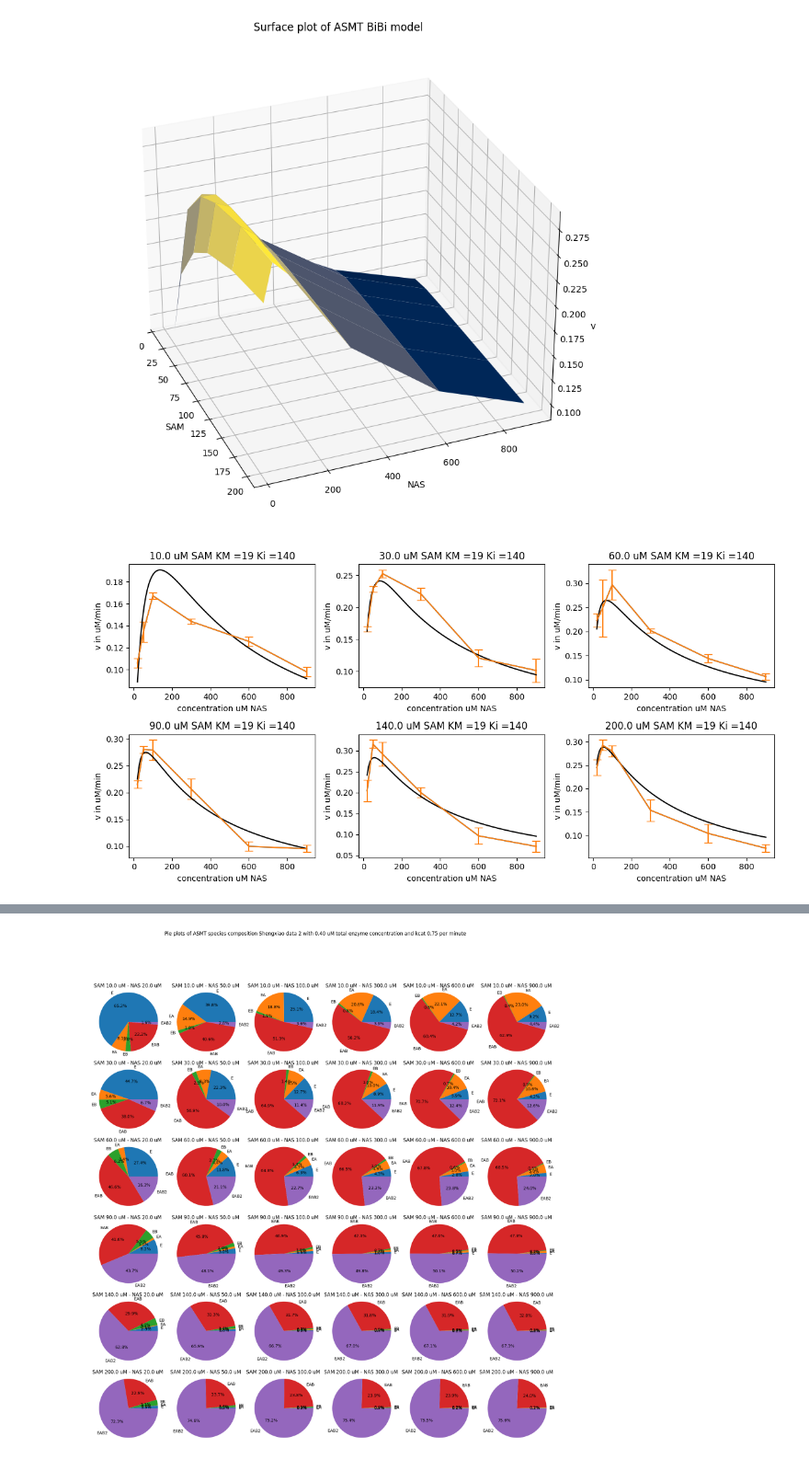
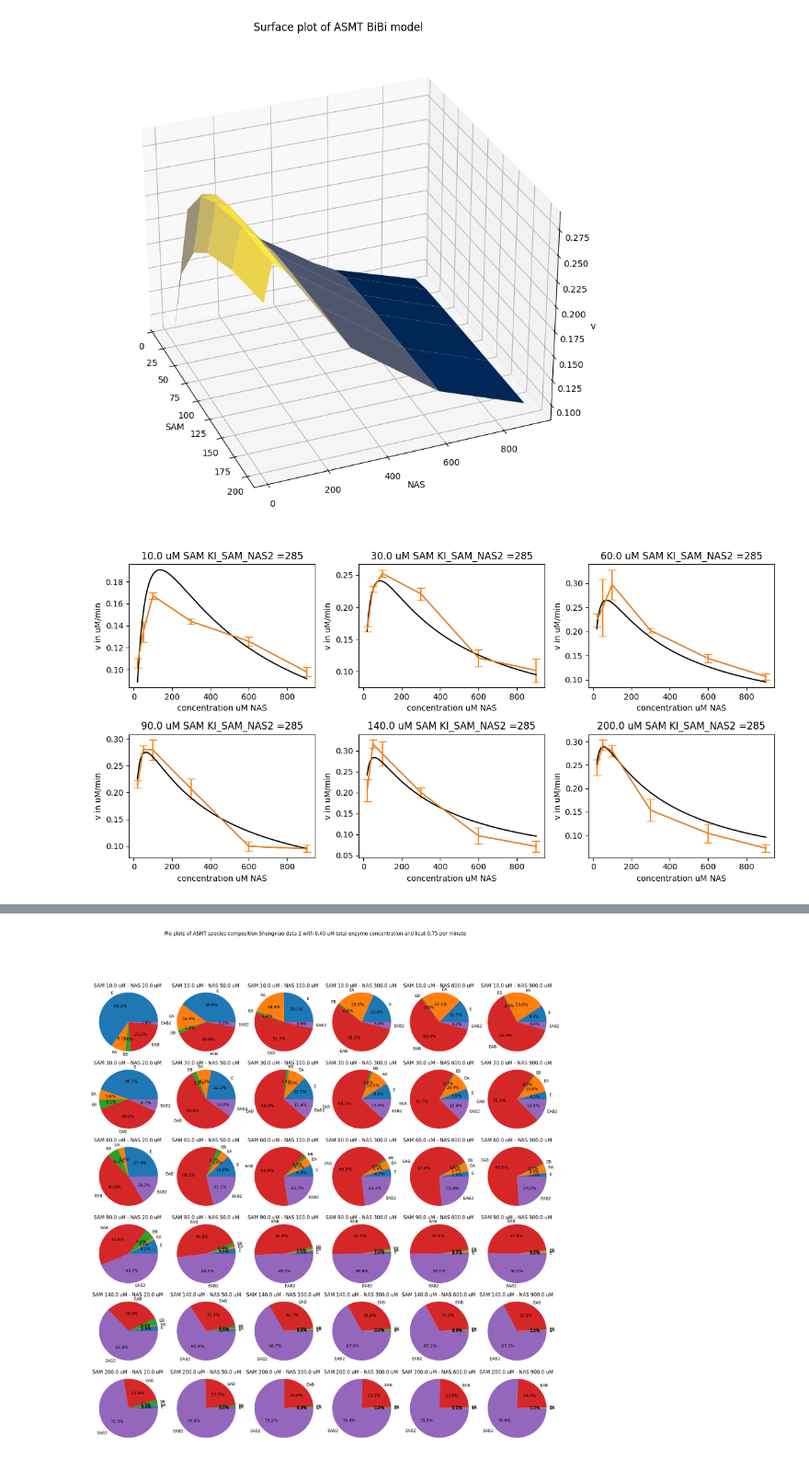
Before and after one commit to MichaelGajhede/BiBi_enzyme_kinetics, a Jupyter notebook: ASMT_kinetics_shengxiao_data.ipynb, the cells around one changed output, grey strips where cells are left out. Shown at 92% size. Cells and saved outputs as stored; diff of their text form; code cells hidden in the pictures.

```diff
--- a/ASMT_kinetics_shengxiao_data.ipynb
+++ b/ASMT_kinetics_shengxiao_data.ipynb
@@ -823,35 +823,35 @@ fig, axes = plt.subplots(n_rows, n_cols, figsize=(12, 6))  # adjust figsize as n
 for i, col in enumerate(V.columns):
 
     row = i // n_cols
     colo = i % n_cols  # calculate subplot indexes
 
     # Get the data for the current column
     data = V[col]
     col_array = data.to_numpy()
     # create 2D nympy array with dimensions number of SAM conventrations x length of y_NAS_fit for the 2D plots
     plot_x = create_2d_numpy_array_with_fixed_value(len(y_NAS_fit), c_SAM[i], other_values=y_NAS_fit)
 
     # Choose your preferred plot type (example: histogram)
     axes[row, colo].plot(data)
     axes[row, colo].errorbar(x = data.index, y = data.values, yerr = V_esds[col], capsize = 5, ecolor = None)
     #optimizedParameters, pcov = curve_fit(michaelis_menten_substrate_inhibition, y_NAS, col_array)
     #print(col, ' uM SAM Vmax, KMapp : ', optimizedParameters)
     axes[row, colo].plot(y_NAS_fit, BiBi_random_AB_inhibition_4(plot_x, *popt), label=optimizedParameters, color = '0')
 
 
 
     # Customize each subplot (labels, title, etc.)
-    axes[row, colo].set_title(str(col) +  ' uM SAM ' + 'KM =' + str(int(optimizedParameters[1]))+ ' Ki =' + str(int(optimizedParameters[2])))
+    axes[row, colo].set_title(str(col) +  ' uM SAM ' + 'KI_SAM_NAS2 =' + str(int(popt[3])))
     axes[row, colo].set_xlabel('concentration uM NAS' )
     axes[row, colo].set_ylabel("v in uM/min")
 
 # Adjust spacing and layout if needed
 plt.tight_layout()
 
 # Show the plot
 plt.show()
 # %% [output]
-[figure, old version]
+[figure, new version]
 # %% [markdown]
 # Conclusion:
 
```
